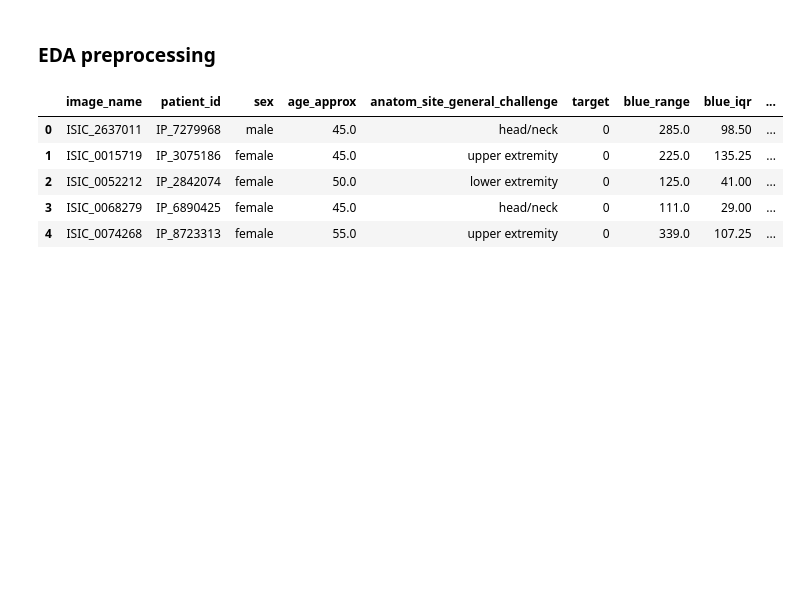
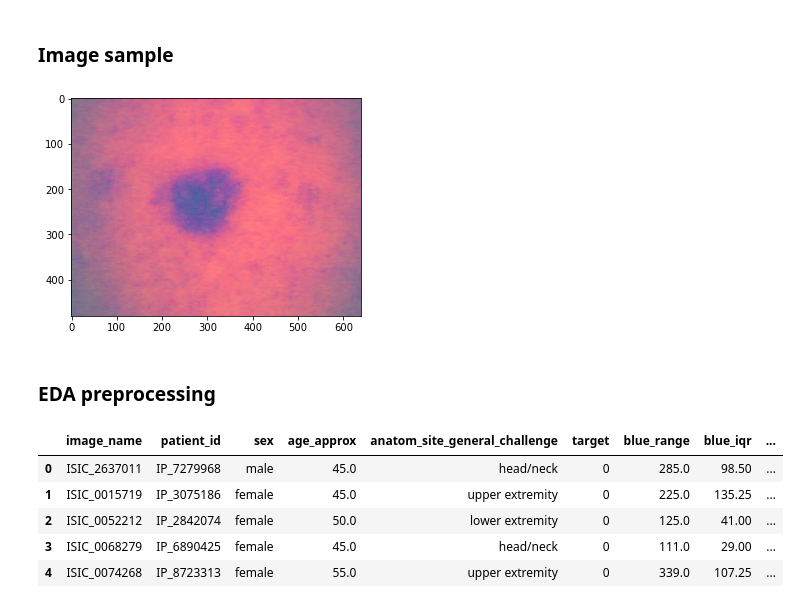
Before and after one commit to HechtYehuda/Melanoma_model, a Jupyter notebook: EDA/Multivariate EDA.ipynb, the cells around one changed output. Saved outputs shown, nothing was run; the diff lists cells and outputs as text; code cells hidden in the pictures; blank space fills up the shorter version.

```diff
--- a/EDA/Multivariate EDA.ipynb
+++ b/EDA/Multivariate EDA.ipynb
@@ -5,6 +7,14 @@ import matplotlib.pyplot as plt
 import eda_functions
 from scipy import stats as ss
 %matplotlib inline
+# %% [markdown]
+### Image sample
+# %%
+files = os.listdir('../data/train')
+sample = dicom.dcmread(f'../data/train/{files[0]}')
+_ = plt.imshow(sample.pixel_array, cmap='gray')
+# %% [output]
+[figure, added]
 # %% [markdown]
 ### EDA preprocessing
 # %%
```
Also changed, not shown: parts of 1 cell of this notebook, 1 other file.
